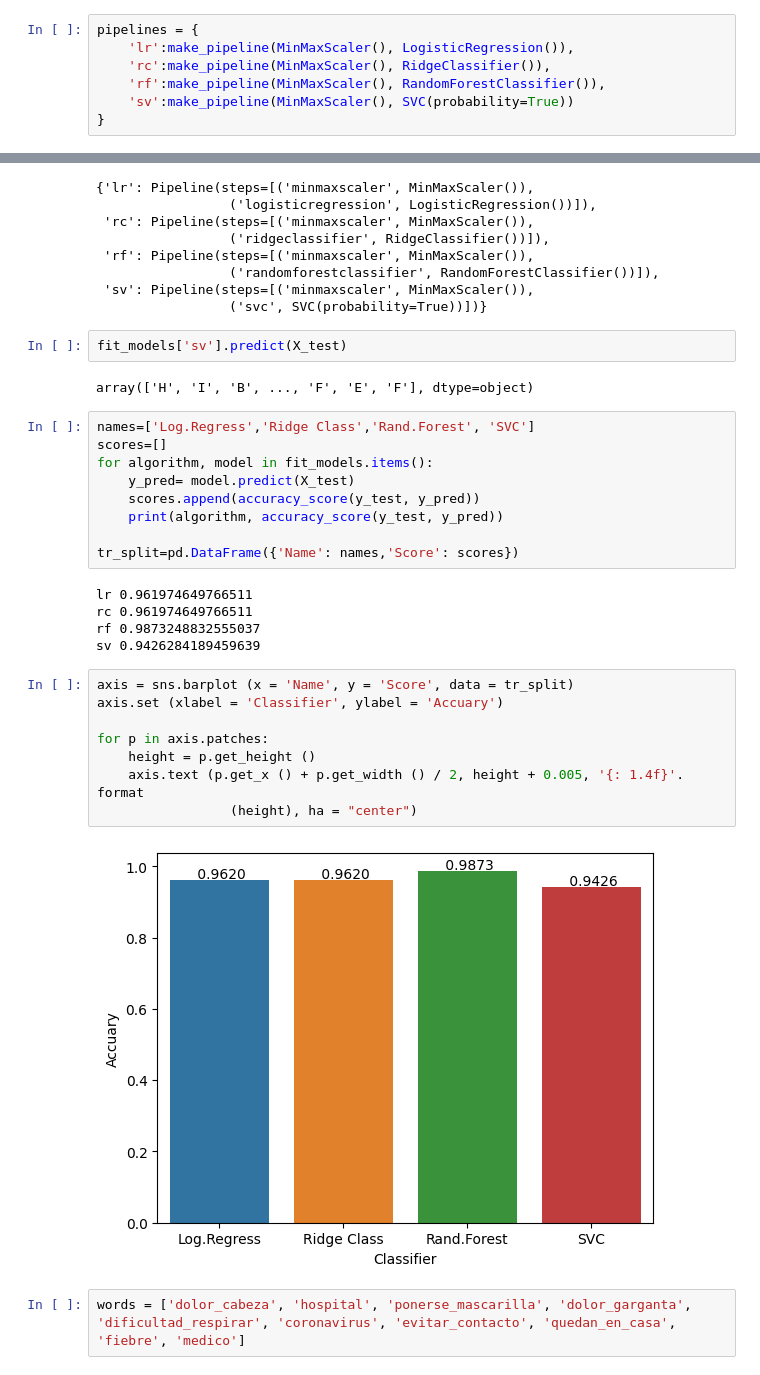
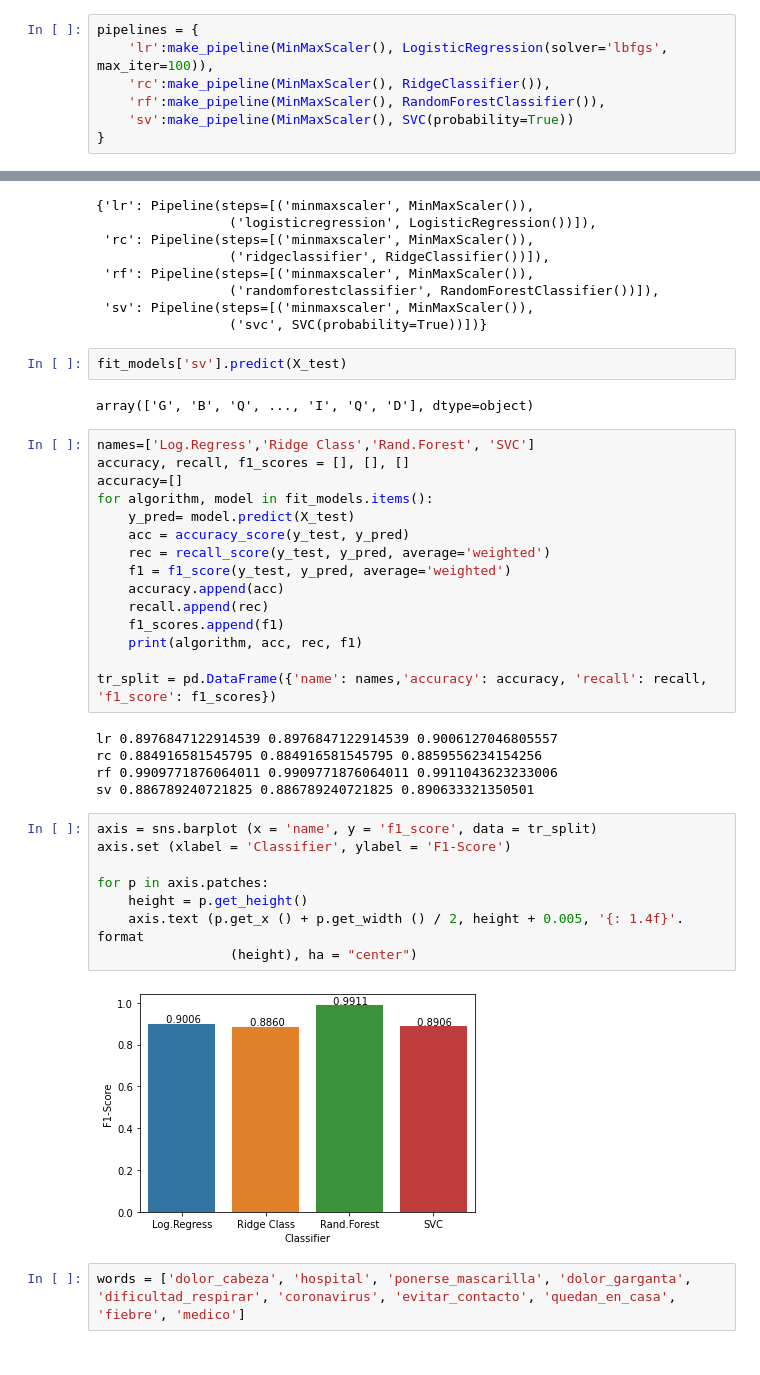
Before and after one commit to traductor-lsch-uach/chilean_sign_language_recognizer, a Jupyter notebook: 2. Train model.ipynb, the cells around one changed output, grey strips where cells are left out. Saved outputs shown, nothing was run; the diff lists cells and outputs as text.

```diff
--- a/2. Train model.ipynb
+++ b/2. Train model.ipynb
@@ -46,6 +46,6 @@ Name: class, Length: 1499, dtype: object
 # %%
 pipelines = {
-    'lr':make_pipeline(MinMaxScaler(), LogisticRegression()),
+    'lr':make_pipeline(MinMaxScaler(), LogisticRegression(solver='lbfgs', max_iter=100)),
     'rc':make_pipeline(MinMaxScaler(), RidgeClassifier()),
     'rf':make_pipeline(MinMaxScaler(), RandomForestClassifier()),
     'sv':make_pipeline(MinMaxScaler(), SVC(probability=True))
@@ -77,31 +77,37 @@ fit_models
 # %%
 fit_models['sv'].predict(X_test)
 # %% [output]
-array(['H', 'I', 'B', ..., 'F', 'E', 'F'], dtype=object)
+array(['G', 'B', 'Q', ..., 'I', 'Q', 'D'], dtype=object)
 # %%
 names=['Log.Regress','Ridge Class','Rand.Forest', 'SVC']
-scores=[]
+accuracy, recall, f1_scores = [], [], []
+accuracy=[]
 for algorithm, model in fit_models.items():
     y_pred= model.predict(X_test)
-    scores.append(accuracy_score(y_test, y_pred))
-    print(algorithm, accuracy_score(y_test, y_pred))
+    acc = accuracy_score(y_test, y_pred)
+    rec = recall_score(y_test, y_pred, average='weighted')
+    f1 = f1_score(y_test, y_pred, average='weighted')
+    accuracy.append(acc)
+    recall.append(rec)
+    f1_scores.append(f1)
+    print(algorithm, acc, rec, f1)
 
-tr_split=pd.DataFrame({'Name': names,'Score': scores})
+tr_split = pd.DataFrame({'name': names,'accuracy': accuracy, 'recall': recall, 'f1_score': f1_scores})
 # %% [output]
-lr 0.961974649766511
-rc 0.961974649766511
-rf 0.9873248832555037
-sv 0.9426284189459639
+lr 0.8976847122914539 0.8976847122914539 0.9006127046805557
+rc 0.884916581545795 0.884916581545795 0.8859556234154256
+rf 0.9909771876064011 0.9909771876064011 0.9911043623233006
+sv 0.886789240721825 0.886789240721825 0.890633321350501
 # %%
-axis = sns.barplot (x = 'Name', y = 'Score', data = tr_split)
-axis.set (xlabel = 'Classifier', ylabel = 'Accuary')
+axis = sns.barplot (x = 'name', y = 'f1_score', data = tr_split)
+axis.set (xlabel = 'Classifier', ylabel = 'F1-Score')
 
 for p in axis.patches:
-    height = p.get_height ()
+    height = p.get_height()
     axis.text (p.get_x () + p.get_width () / 2, height + 0.005, '{: 1.4f}'. format
                  (height), ha = "center")
 # %% [output]
-[figure, old version]
+[figure, new version]
 # %%
 words = ['dolor_cabeza', 'hospital', 'ponerse_mascarilla', 'dolor_garganta', 'dificultad_respirar', 'coronavirus', 'evitar_contacto', 'quedan_en_casa', 'fiebre', 'medico']
 # %%
```
Also changed, not shown: parts of 5 cells of this notebook, 44 other files.
